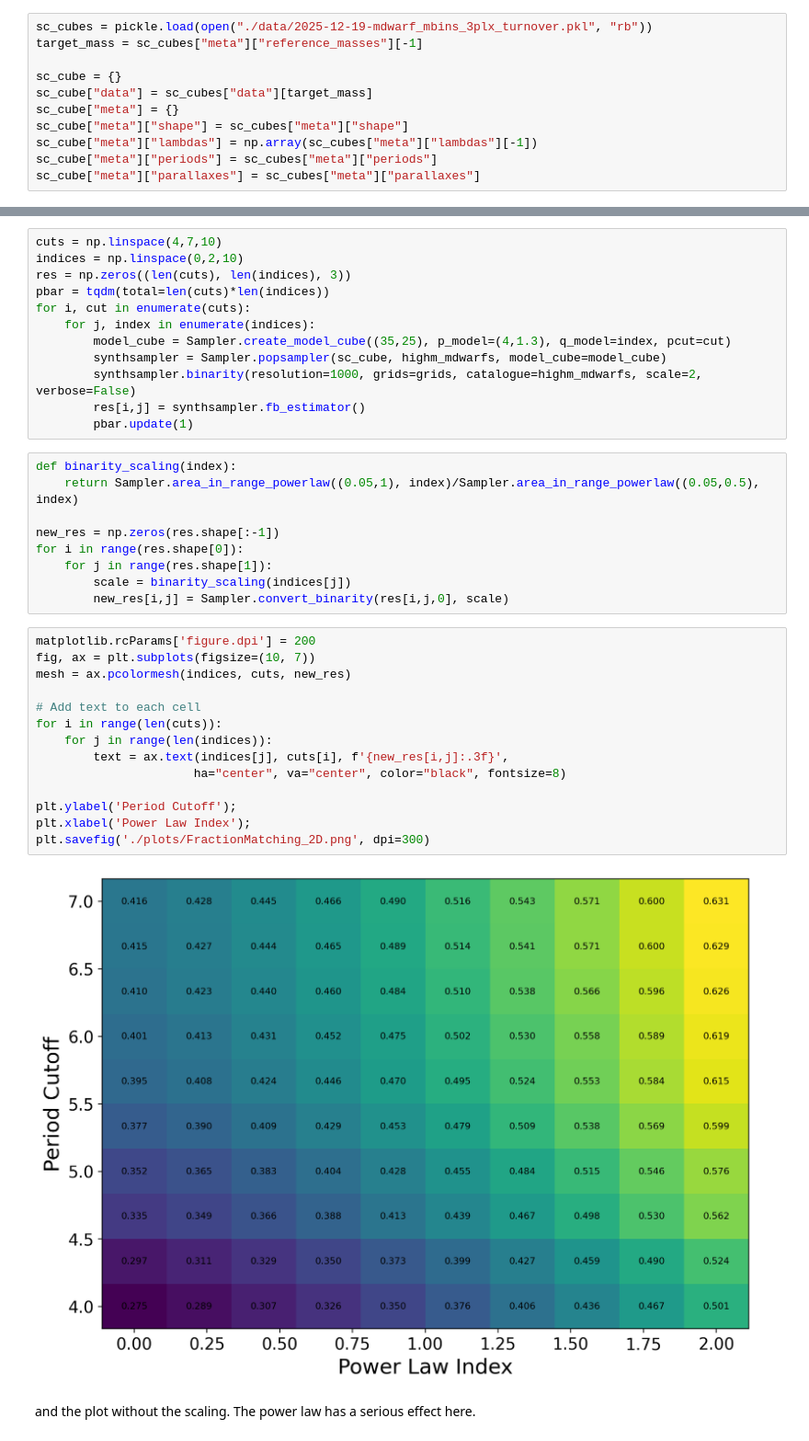
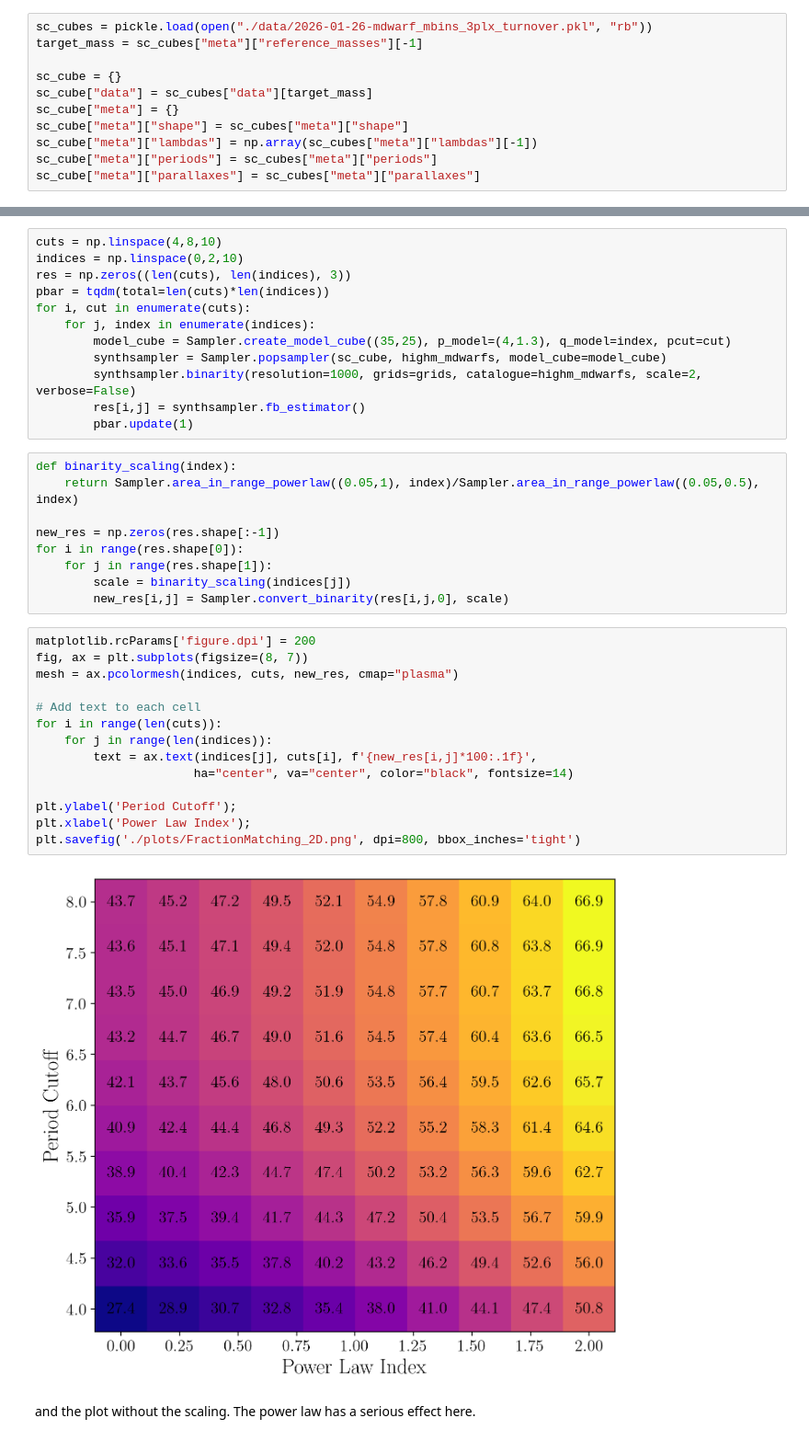
Before and after one commit to BenPennell/BrownDwarfProbabilities, a Jupyter notebook: FractionMatching.ipynb, the cells around one changed output, grey strips where cells are left out. Shown at 92% size. Saved outputs shown, nothing was run; the diff lists cells and outputs as text.

Commit message:
updated all the plots

```diff
--- a/FractionMatching.ipynb
+++ b/FractionMatching.ipynb
@@ -41,7 +41,7 @@ for row in tqdm(mdwarfs): # we don't need every object, really
         highm_mdwarfs.append(df)
 highm_mdwarfs = np.array(highm_mdwarfs)
 # %%
-sc_cubes = pickle.load(open("./data/2025-12-19-mdwarf_mbins_3plx_turnover.pkl", "rb"))
+sc_cubes = pickle.load(open("./data/2026-01-26-mdwarf_mbins_3plx_turnover.pkl", "rb"))
 target_mass = sc_cubes["meta"]["reference_masses"][-1]
 
 sc_cube = {}
@@ -71,5 +71,5 @@ plt.scatter(cuts, res[:,0]/np.max(res[:,0]), marker='o', color="k", zorder=2);
 # %%
-cuts = np.linspace(4,7,10)
+cuts = np.linspace(4,8,10)
 indices = np.linspace(0,2,10)
 res = np.zeros((len(cuts), len(indices), 3))
 pbar = tqdm(total=len(cuts)*len(indices))
@@ -91,20 +91,20 @@ for i in range(res.shape[0]):
         new_res[i,j] = Sampler.convert_binarity(res[i,j,0], scale)
 # %%
 matplotlib.rcParams['figure.dpi'] = 200
-fig, ax = plt.subplots(figsize=(10, 7))
-mesh = ax.pcolormesh(indices, cuts, new_res)
+fig, ax = plt.subplots(figsize=(8, 7))
+mesh = ax.pcolormesh(indices, cuts, new_res, cmap="plasma")
 
 # Add text to each cell
 for i in range(len(cuts)):
     for j in range(len(indices)):
-        text = ax.text(indices[j], cuts[i], f'{new_res[i,j]:.3f}',
-                      ha="center", va="center", color="black", fontsize=8)
+        text = ax.text(indices[j], cuts[i], f'{new_res[i,j]*100:.1f}',
+                      ha="center", va="center", color="black", fontsize=14)
 
 plt.ylabel('Period Cutoff');
 plt.xlabel('Power Law Index');
-plt.savefig('./plots/FractionMatching_2D.png', dpi=300)
+plt.savefig('./plots/FractionMatching_2D.png', dpi=800, bbox_inches='tight')
 # %% [output]
-[figure, old version]
+[figure, new version]
 # %% [markdown]
 and the plot without the scaling. The power law has a serious effect here.
 # %%
```
Also changed, not shown: parts of 2 cells of this notebook, 26 other files.
